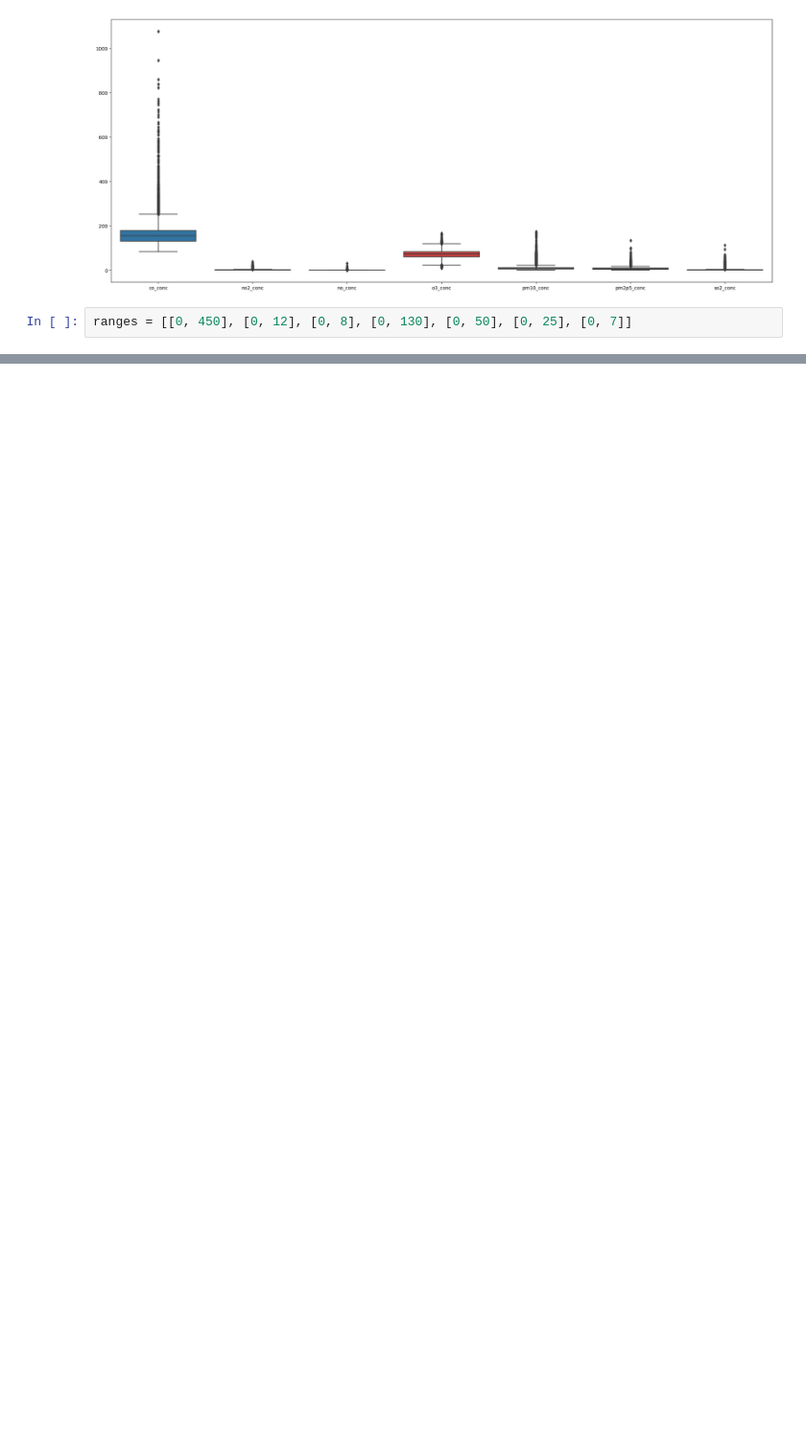
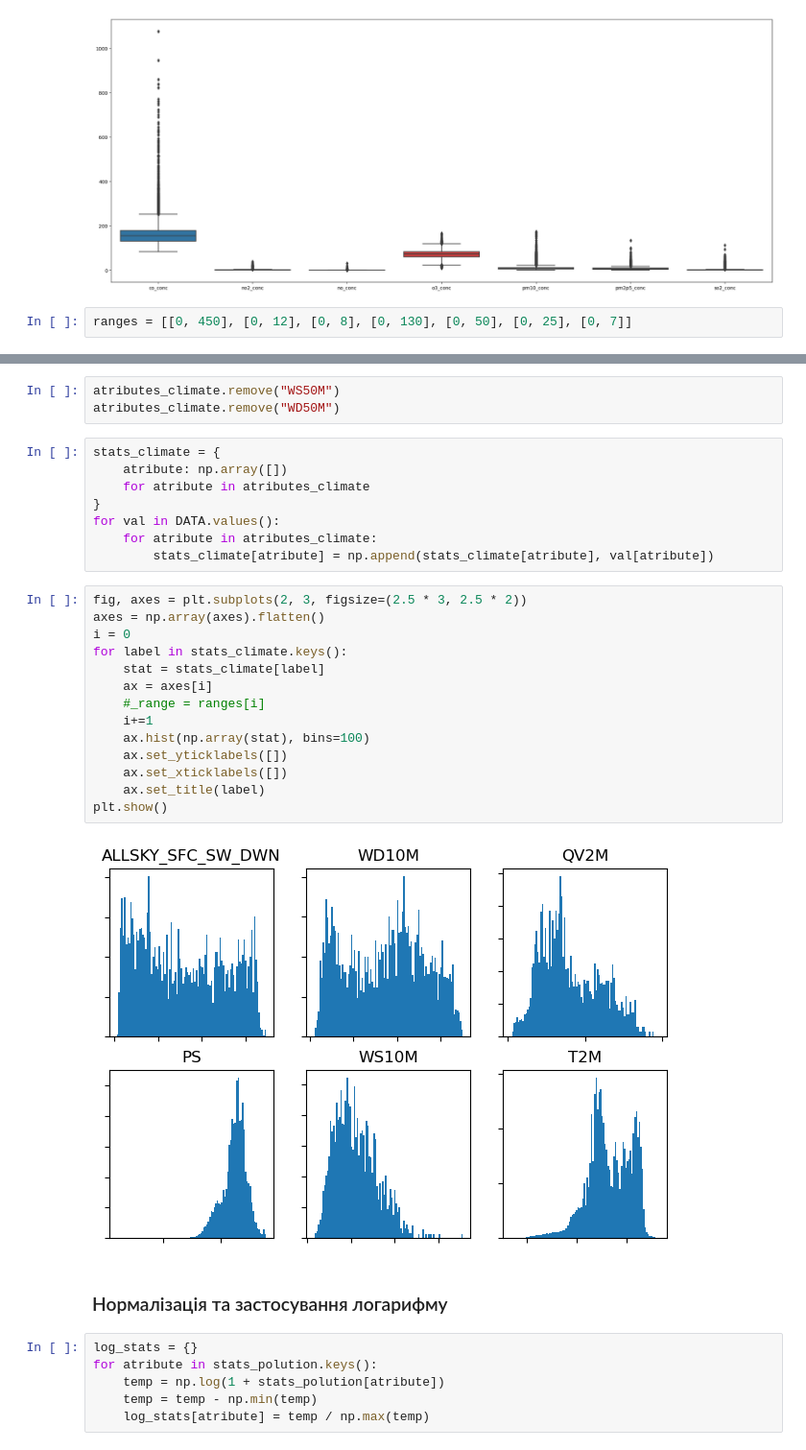
Before and after one commit to ItyTell/Modeling-the-distribution-of-harmful-emissions-in-the-atmosphere, a Jupyter notebook: andan.ipynb, the cells around one changed output, grey strips where cells are left out. Shown at 96% size. Drawn from its saved outputs; the diff is of its cells as text; blank space fills up the shorter version.

```diff
--- a/andan.ipynb
+++ b/andan.ipynb
@@ -161,0 +166,35 @@ DATA["52.25x36.75"].get(a).corr()
+# %%
+atributes_climate.remove("WS50M")
+atributes_climate.remove("WD50M")
+# %%
+stats_climate = {
+    atribute: np.array([])
+    for atribute in atributes_climate
+}
+for val in DATA.values():
+    for atribute in atributes_climate:
+        stats_climate[atribute] = np.append(stats_climate[atribute], val[atribute])
+# %%
+fig, axes = plt.subplots(2, 3, figsize=(2.5 * 3, 2.5 * 2))
+axes = np.array(axes).flatten()
+i = 0
+for label in stats_climate.keys():
+    stat = stats_climate[label]
+    ax = axes[i]
+    #_range = ranges[i]
+    i+=1
+    ax.hist(np.array(stat), bins=100)
+    ax.set_yticklabels([])
+    ax.set_xticklabels([])
+    ax.set_title(label)
+plt.show()
+# %% [output]
+[figure, added]
+# %% [markdown]
+### Нормалізація та застосування логарифму
+# %%
+log_stats = {}
+for atribute in stats_polution.keys():
+    temp = np.log(1 + stats_polution[atribute])
+    temp = temp - np.min(temp)
+    log_stats[atribute] = temp / np.max(temp)
```
Also changed, not shown: parts of 14 cells of this notebook, 31 other files.
